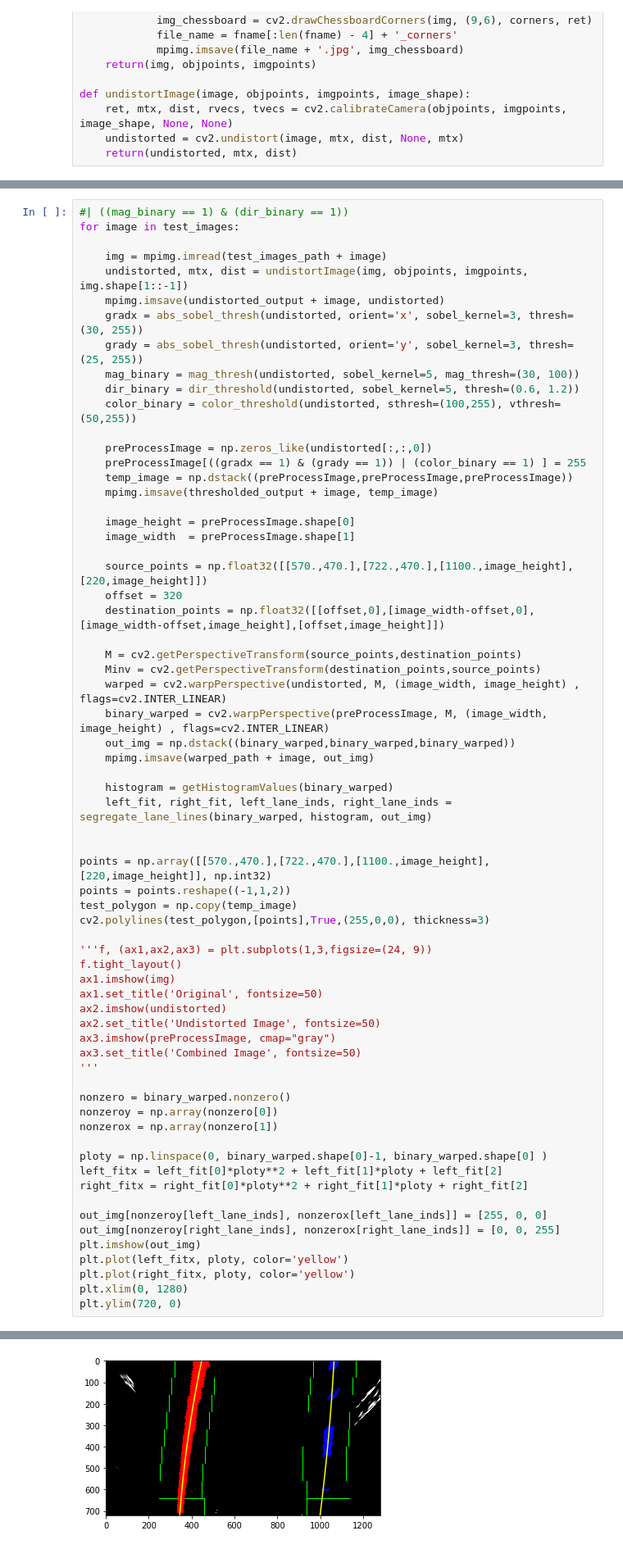
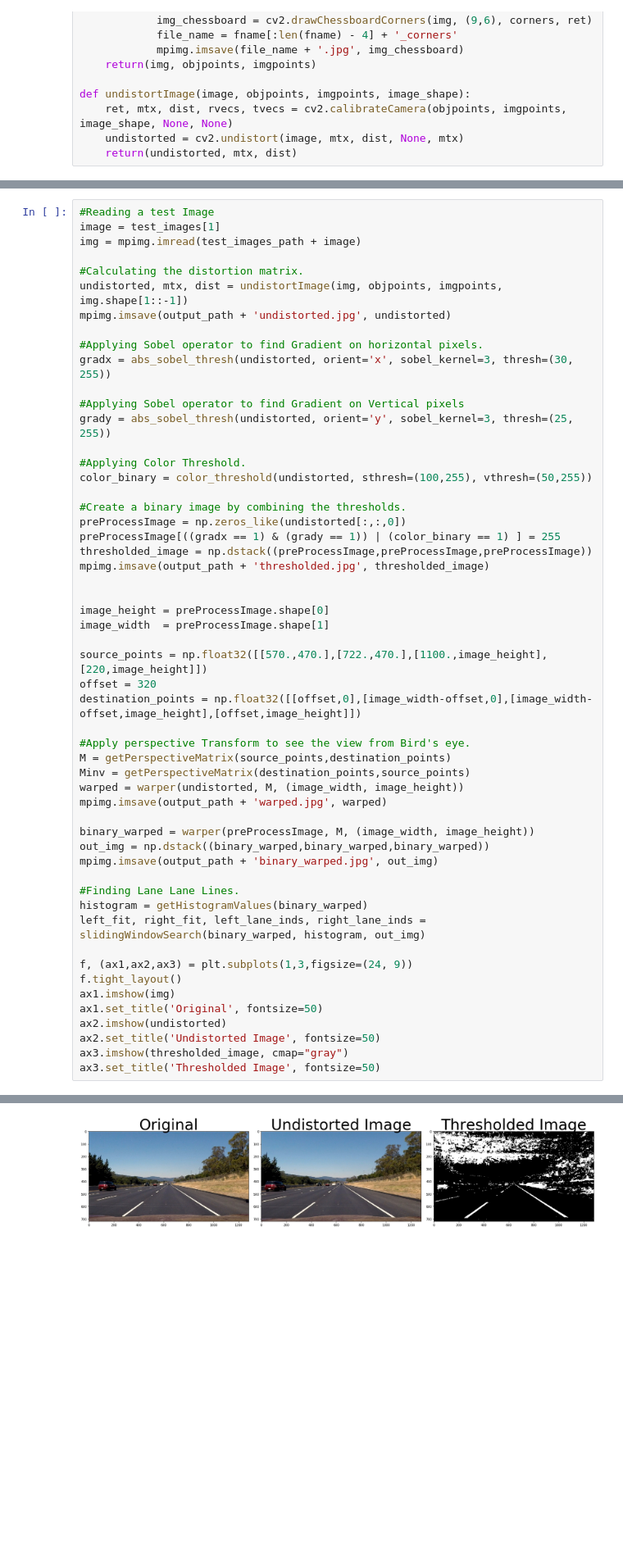
Before and after one commit to AZEngaria/CarND-P4-AdvanceLaneFinding, a Jupyter notebook: AdvanceLaneFindings.ipynb, the cells around one changed output, grey strips where cells are left out. Shown at 82% size. Drawn from its saved outputs; the diff is of its cells as text; blank space fills up the shorter version.

```diff
--- a/AdvanceLaneFindings.ipynb
+++ b/AdvanceLaneFindings.ipynb
@@ -227,67 +265,55 @@ print(test_images)
 # %%
-#| ((mag_binary == 1) & (dir_binary == 1))
-for image in test_images:
+#Reading a test Image
+image = test_images[1]
+img = mpimg.imread(test_images_path + image)
 
-    img = mpimg.imread(test_images_path + image)
-    undistorted, mtx, dist = undistortImage(img, objpoints, imgpoints, img.shape[1::-1])
-    mpimg.imsave(undistorted_output + image, undistorted)
-    gradx = abs_sobel_thresh(undistorted, orient='x', sobel_kernel=3, thresh=(30, 255))
-    grady = abs_sobel_thresh(undistorted, orient='y', sobel_kernel=3, thresh=(25, 255))
-    mag_binary = mag_thresh(undistorted, sobel_kernel=5, mag_thresh=(30, 100))
-    dir_binary = dir_threshold(undistorted, sobel_kernel=5, thresh=(0.6, 1.2))
-    color_binary = color_threshold(undistorted, sthresh=(100,255), vthresh=(50,255))
+#Calculating the distortion matrix.
+undistorted, mtx, dist = undistortImage(img, objpoints, imgpoints, img.shape[1::-1])
+mpimg.imsave(output_path + 'undistorted.jpg', undistorted)
 
-    preProcessImage = np.zeros_like(undistorted[:,:,0])
-    preProcessImage[((gradx == 1) & (grady == 1)) | (color_binary == 1) ] = 255
-    temp_image = np.dstack((preProcessImage,preProcessImage,preProcessImage))
-    mpimg.imsave(thresholded_output + image, temp_image)
+#Applying Sobel operator to find Gradient on horizontal pixels.
+gradx = abs_sobel_thresh(undistorted, orient='x', sobel_kernel=3, thresh=(30, 255))
 
-    image_height = preProcessImage.shape[0]
-    image_width  = preProcessImage.shape[1]
+#Applying Sobel operator to find Gradient on Vertical pixels
+grady = abs_sobel_thresh(undistorted, orient='y', sobel_kernel=3, thresh=(25, 255))
 
-    source_points = np.float32([[570.,470.],[722.,470.],[1100.,image_height],[220,image_height]])
-    offset = 320
-    destination_points = np.float32([[offset,0],[image_width-offset,0],[image_width-offset,image_height],[offset,image_height]])
+#Applying Color Threshold.
+color_binary = color_threshold(undistorted, sthresh=(100,255), vthresh=(50,255))
 
-    M = cv2.getPerspectiveTransform(source_points,destination_points)
-    Minv = cv2.getPerspectiveTransform(destination_points,source_points)
-    warped = cv2.warpPerspective(undistorted, M, (image_width, image_height) , flags=cv2.INTER_LINEAR)
-    binary_warped = cv2.warpPerspective(preProcessImage, M, (image_width, image_height) , flags=cv2.INTER_LINEAR)
-    out_img = np.dstack((binary_warped,binary_warped,binary_warped))
-    mpimg.imsave(warped_path + image, out_img)
-
-    histogram = getHistogramValues(binary_warped)
-    left_fit, right_fit, left_lane_inds, right_lane_inds = segregate_lane_lines(binary_warped, histogram, out_img)
+#Create a binary image by combining the thresholds.
+preProcessImage = np.zeros_like(undistorted[:,:,0])
+preProcessImage[((gradx == 1) & (grady == 1)) | (color_binary == 1) ] = 255
+thresholded_image = np.dstack((preProcessImage,preProcessImage,preProcessImage))
+mpimg.imsave(output_path + 'thresholded.jpg', thresholded_image)
 
 
-points = np.array([[570.,470.],[722.,470.],[1100.,image_height],[220,image_height]], np.int32)
-points = points.reshape((-1,1,2))
-test_polygon = np.copy(temp_image)
-cv2.polylines(test_polygon,[points],True,(255,0,0), thickness=3)
+image_height = preProcessImage.shape[0]
+image_width  = preProcessImage.shape[1]
 
-'''f, (ax1,ax2,ax3) = plt.subplots(1,3,figsize=(24, 9))
+source_points = np.float32([[570.,470.],[722.,470.],[1100.,image_height],[220,image_height]])
+offset = 320
+destination_points = np.float32([[offset,0],[image_width-offset,0],[image_width-offset,image_height],[offset,image_height]])
+
+#Apply perspective Transform to see the view from Bird's eye.
+M = getPerspectiveMatrix(source_points,destination_points)
+Minv = getPerspectiveMatrix(destination_points,source_points)
+warped = warper(undistorted, M, (image_width, image_height))
+mpimg.imsave(output_path + 'warped.jpg', warped)
+
+binary_warped = warper(preProcessImage, M, (image_width, image_height))
+out_img = np.dstack((binary_warped,binary_warped,binary_warped))
+mpimg.imsave(output_path + 'binary_warped.jpg', out_img)
+
+#Finding Lane Lane Lines.
+histogram = getHistogramValues(binary_warped)
+left_fit, right_fit, left_lane_inds, right_lane_inds = slidingWindowSearch(binary_warped, histogram, out_img)
+
+f, (ax1,ax2,ax3) = plt.subplots(1,3,figsize=(24, 9))
 f.tight_layout()
 ax1.imshow(img)
 ax1.set_title('Original', fontsize=50)
 ax2.imshow(undistorted)
 ax2.set_title('Undistorted Image', fontsize=50)
-ax3.imshow(preProcessImage, cmap="gray")
-ax3.set_title('Combined Image', fontsize=50)
-'''
-
-nonzero = binary_warped.nonzero()
-nonzeroy = np.array(nonzero[0])
-nonzerox = np.array(nonzero[1])
-
-ploty = np.linspace(0, binary_warped.shape[0]-1, binary_warped.shape[0] )
-left_fitx = left_fit[0]*ploty**2 + left_fit[1]*ploty + left_fit[2]
-right_fitx = right_fit[0]*ploty**2 + right_fit[1]*ploty + right_fit[2]
-
-out_img[nonzeroy[left_lane_inds], nonzerox[left_lane_inds]] = [255, 0, 0]
-out_img[nonzeroy[right_lane_inds], nonzerox[right_lane_inds]] = [0, 0, 255]
-plt.imshow(out_img)
-plt.plot(left_fitx, ploty, color='yellow')
-plt.plot(right_fitx, ploty, color='yellow')
-plt.xlim(0, 1280)
-plt.ylim(720, 0)
+ax3.imshow(thresholded_image, cmap="gray")
+ax3.set_title('Thresholded Image', fontsize=50)
 # %% [output]
@@ -295 +321 @@ plt.ylim(720, 0)
-[figure, old version]
+[figure, new version]
```
Also changed, not shown: parts of 32 cells of this notebook.
